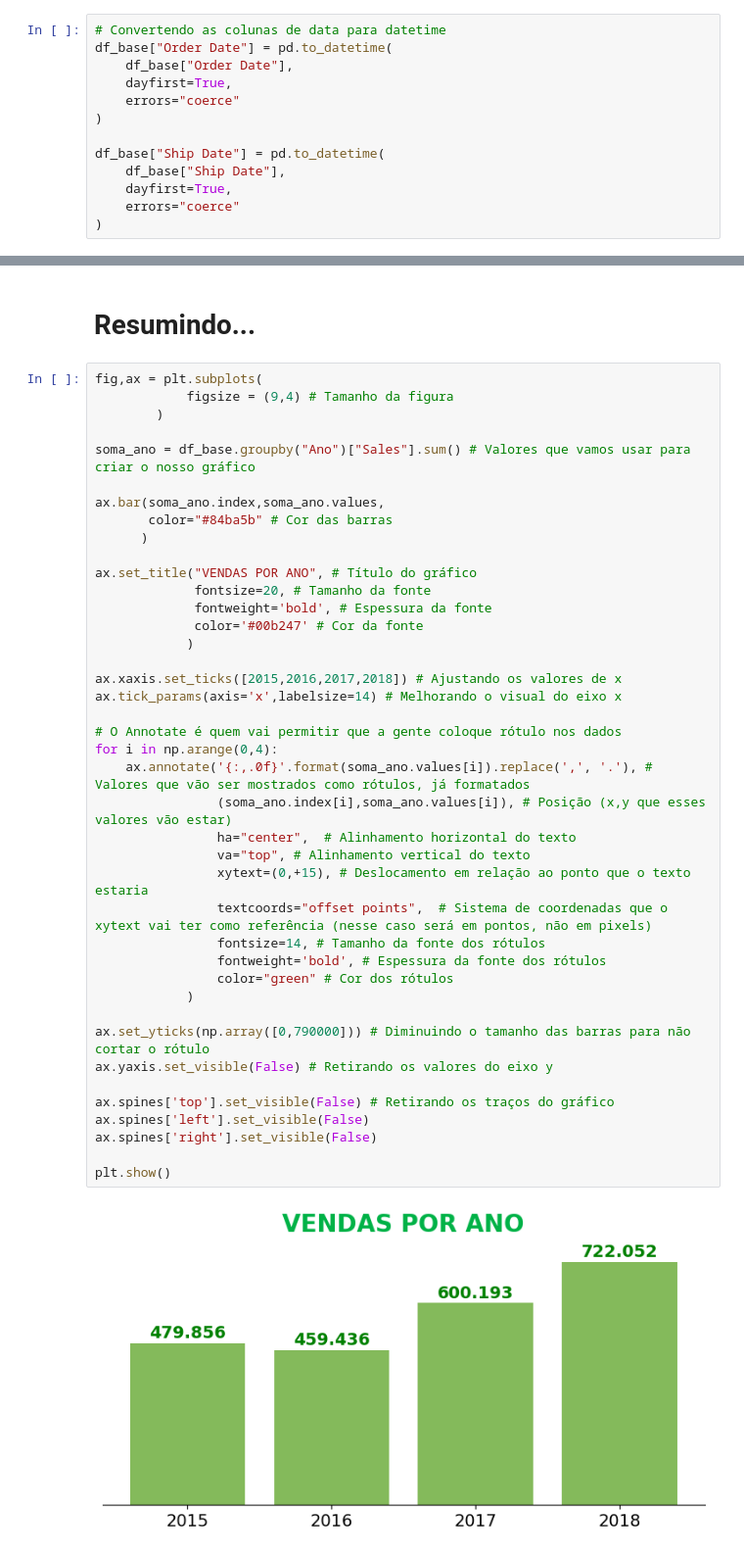
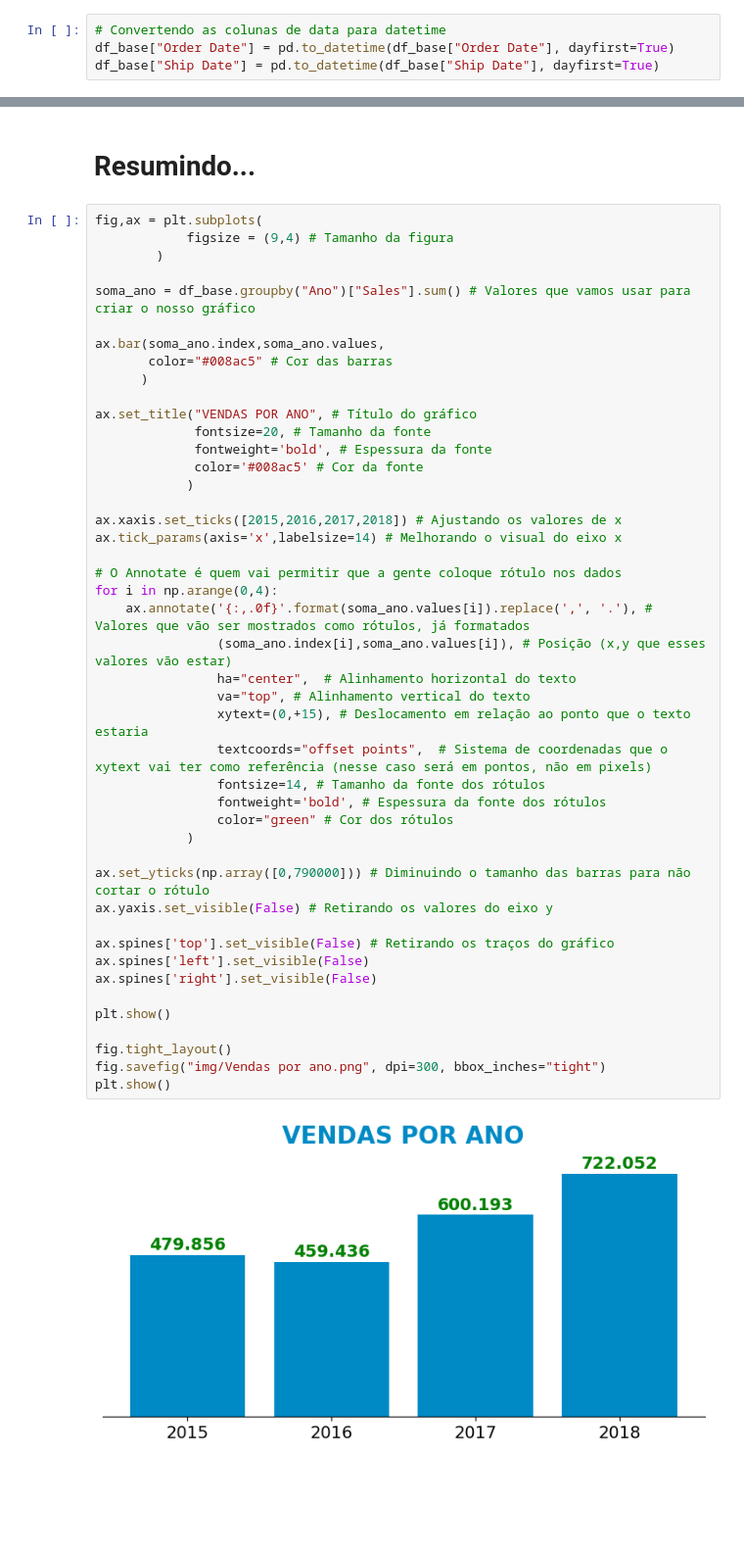
Before and after one commit to PauloViniciusR/PROJ_apresentacao_executiva, a Jupyter notebook: index.ipynb, the cells around one changed output, grey strips where cells are left out. Shown at 98% size. Drawn from its saved outputs; the diff is of its cells as text; blank space fills up the shorter version.

```diff
--- a/index.ipynb
+++ b/index.ipynb
@@ -131,17 +131,8 @@ base["coluna"] = pd.**to_datetime(**base["coluna"]**)**
 import datetime as dt
 # %%
 # Convertendo as colunas de data para datetime
-df_base["Order Date"] = pd.to_datetime(
-    df_base["Order Date"],
-    dayfirst=True,
-    errors="coerce"
-)
-
-df_base["Ship Date"] = pd.to_datetime(
-    df_base["Ship Date"],
-    dayfirst=True,
-    errors="coerce"
-)
+df_base["Order Date"] = pd.to_datetime(df_base["Order Date"], dayfirst=True)
+df_base["Ship Date"] = pd.to_datetime(df_base["Ship Date"], dayfirst=True)
 # %%
 df_base.info()
 # %% [output]
@@ -1056,41 +1047,45 @@ fig,ax = plt.subplots(
 soma_ano = df_base.groupby("Ano")["Sales"].sum() # Valores que vamos usar para criar o nosso gráfico
 
 ax.bar(soma_ano.index,soma_ano.values,
-       color="#84ba5b" # Cor das barras
+       color="#008ac5" # Cor das barras
       )
 
 ax.set_title("VENDAS POR ANO", # Título do gráfico
              fontsize=20, # Tamanho da fonte
              fontweight='bold', # Espessura da fonte
-             color='#00b247' # Cor da fonte
+             color='#008ac5' # Cor da fonte
             )
 
 ax.xaxis.set_ticks([2015,2016,2017,2018]) # Ajustando os valores de x
 ax.tick_params(axis='x',labelsize=14) # Melhorando o visual do eixo x
 
 # O Annotate é quem vai permitir que a gente coloque rótulo nos dados
 for i in np.arange(0,4):
     ax.annotate('{:,.0f}'.format(soma_ano.values[i]).replace(',', '.'), # Valores que vão ser mostrados como rótulos, já formatados
                 (soma_ano.index[i],soma_ano.values[i]), # Posição (x,y que esses valores vão estar)
                 ha="center",  # Alinhamento horizontal do texto
                 va="top", # Alinhamento vertical do texto
                 xytext=(0,+15), # Deslocamento em relação ao ponto que o texto estaria
                 textcoords="offset points",  # Sistema de coordenadas que o xytext vai ter como referência (nesse caso será em pontos, não em pixels)
                 fontsize=14, # Tamanho da fonte dos rótulos
                 fontweight='bold', # Espessura da fonte dos rótulos
                 color="green" # Cor dos rótulos
             )
 
 ax.set_yticks(np.array([0,790000])) # Diminuindo o tamanho das barras para não cortar o rótulo
 ax.yaxis.set_visible(False) # Retirando os valores do eixo y
 
 ax.spines['top'].set_visible(False) # Retirando os traços do gráfico
 ax.spines['left'].set_visible(False)
 ax.spines['right'].set_visible(False)
 
 plt.show()
+
+fig.tight_layout()
+fig.savefig("img/Vendas por ano.png", dpi=300, bbox_inches="tight")
+plt.show()
 # %% [output]
-[figure, old version]
+[figure, new version]
 # %%
 fig,ax = plt.subplots(
             figsize = (16,4) # Tamanho da figura
```
Also changed, not shown: parts of 4 cells of this notebook, 5 other files.
